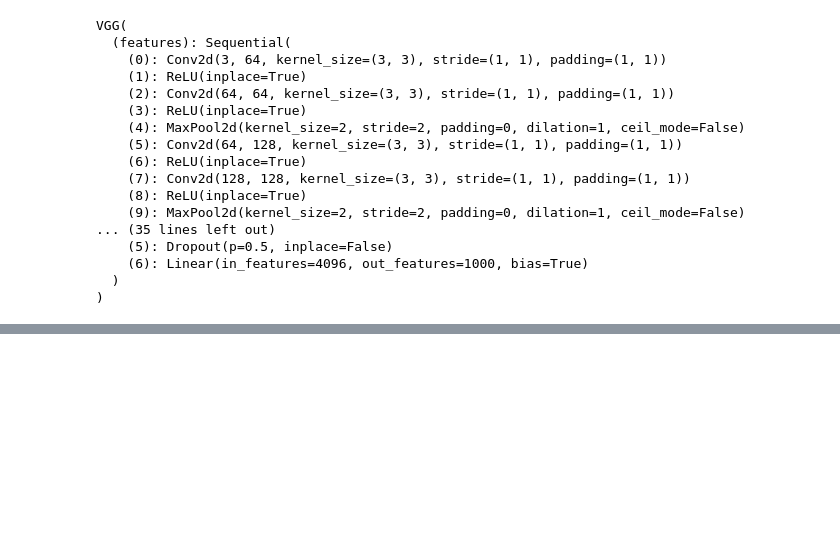
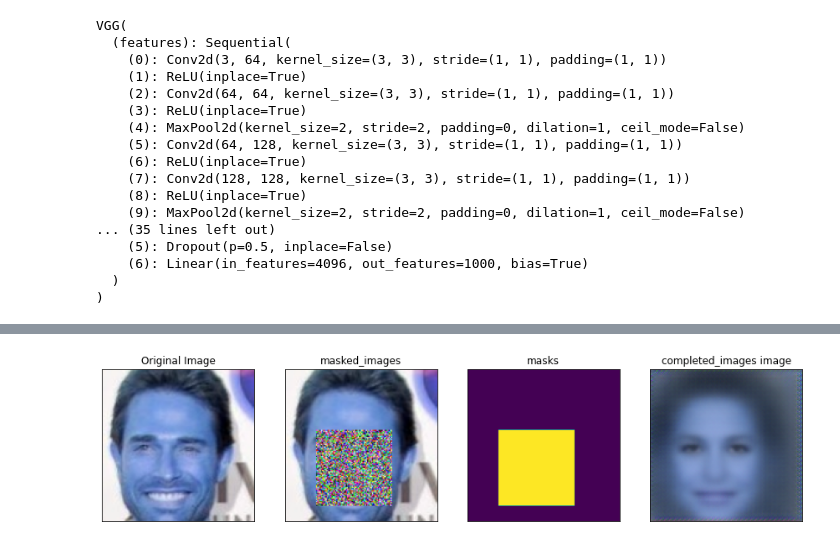
Before and after one commit to ksj3421/CS445-Object-Inpainting, a Jupyter notebook: training.ipynb, the cells around one changed output, grey strips where cells are left out. Drawn from its saved outputs; the diff is of its cells as text; code cells hidden in the pictures; blank space fills up the shorter version.

```diff
--- a/training.ipynb
+++ b/training.ipynb
@@ -64,5 +64,5 @@ validation_dataloader = DataLoader(val_dataset, batch_size=16, shuffle=False, nu
 # %%
-device = torch.device("cuda:0" if torch.cuda.is_available() else "cpu")
+device = torch.device("cuda:3" if torch.cuda.is_available() else "cpu")
 # %%
 import torch
 import torchvision.models as models
@@ -191,3 +227,9 @@ criterion_perceptual = nn.L1Loss()
+# %%
+def discriminator_loss(real_output, fake_output):
+    return fake_output.mean() - real_output.mean()
+
+def generator_loss(fake_output):
+    return -fake_output.mean()
 # %%
 generator = generator.to(device)
 discriminator_global = discriminator_global.to(device)
@@ -195,7 +237,7 @@ discriminator_local = discriminator_local.to(device)
 # %%
 from skimage.metrics import peak_signal_noise_ratio as psnr, structural_similarity as ssim
 
-def evaluate_models(generator, discriminator_global, discriminator_local, dataloader, criterion_adv, criterion_context, criterion_perceptual, vgg19):
+def evaluate_models(generator, discriminator_global, discriminator_local, dataloader, discriminator_loss, criterion_context, criterion_perceptual, vgg19):
     generator.eval()
     discriminator_global.eval()
     discriminator_local.eval()
@@ -231,8 +273,8 @@ def evaluate_models(generator, discriminator_global, discriminator_local, datalo
             real_labels_expanded = real_labels_expanded.to(device)
             fake_labels_expanded = fake_labels_expanded.to(device)
 
-            loss_adv_global = criterion_adv(global_real_output, real_labels_expanded) + criterion_adv(global_fake_output, fake_labels_expanded)
-            loss_adv_local = criterion_adv(local_real_output, real_labels_expanded) + criterion_adv(local_fake_output, fake_labels_expanded)
+            loss_adv_global = discriminator_loss(global_real_output, real_labels_expanded) + discriminator_loss(global_fake_output, fake_labels_expanded)
+            loss_adv_local = discriminator_loss(local_real_output, real_labels_expanded) + discriminator_loss(local_fake_output, fake_labels_expanded)
             loss_adv = loss_adv_global + loss_adv_local
 
             expanded_masks = masks.expand_as(images)
@@ -287,7 +329,7 @@ def return_image_numpy(images, scale=False):
         return completed_images_np.transpose(1, 2, 0)
     else:
         return images[0].detach().cpu().numpy().transpose(1, 2, 0)
-save_path = './model/'
+save_path = './model2/'
 # %%
 import random
 num_epochs = 30
@@ -406,20 +458,19 @@ result_df.to_csv('result_df.csv')
 # %%
-# import cv2
-# import matplotlib.pyplot as plt
-# # Display the original image, mask, and masked image
-# fig, axs = plt.subplots(1, 4, figsize=(15, 5))
-# axs[0].imshow(return_image_numpy(images))
-# axs[0].set_title("Original Image")
-# axs[1].imshow(return_image_numpy(masked_images))
-# axs[1].set_title("masked_images")
-# axs[2].imshow(return_image_numpy(masks))
-# axs[2].set_title("masks")
-# axs[3].imshow(return_image_numpy(completed_images))
-# axs[3].set_title("completed_images image")
+import cv2
+import matplotlib.pyplot as plt
+# Display the original image, mask, and masked image
+fig, axs = plt.subplots(1, 4, figsize=(15, 5))
+axs[0].imshow(return_image_numpy(images))
+axs[0].set_title("Original Image")
+axs[1].imshow(return_image_numpy(masked_images))
+axs[1].set_title("masked_images")
+axs[2].imshow(return_image_numpy(masks))
+axs[2].set_title("masks")
+axs[3].imshow(return_image_numpy(completed_images))
+axs[3].set_title("completed_images image")
 
-# for ax in axs:
-#     ax.set_xticks([])
-#     ax.set_yticks([])
-
-
-#images, masks, masked_images
+for ax in axs:
+    ax.set_xticks([])
+    ax.set_yticks([])
+# %% [output]
+[figure, added]
```
Also changed, not shown: parts of 14 cells of this notebook.
